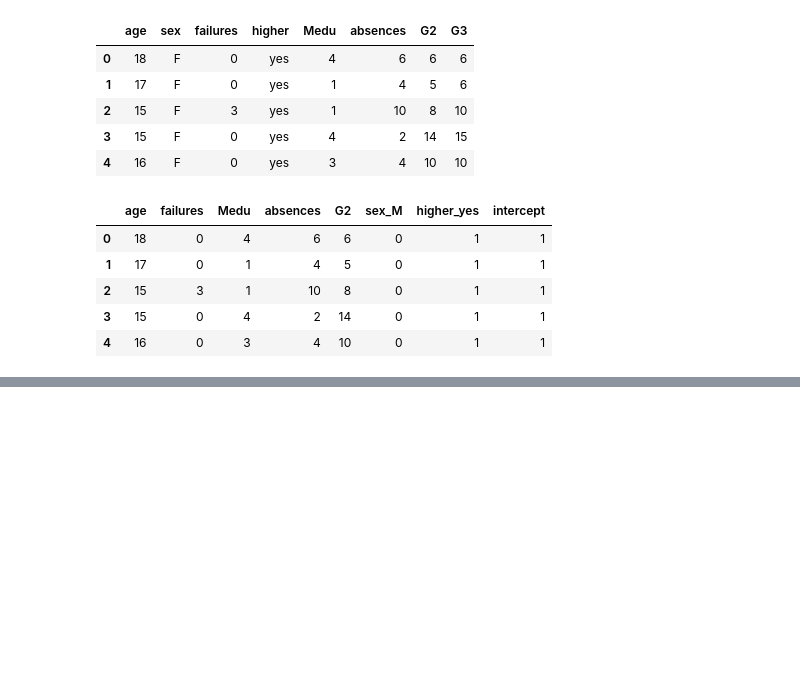
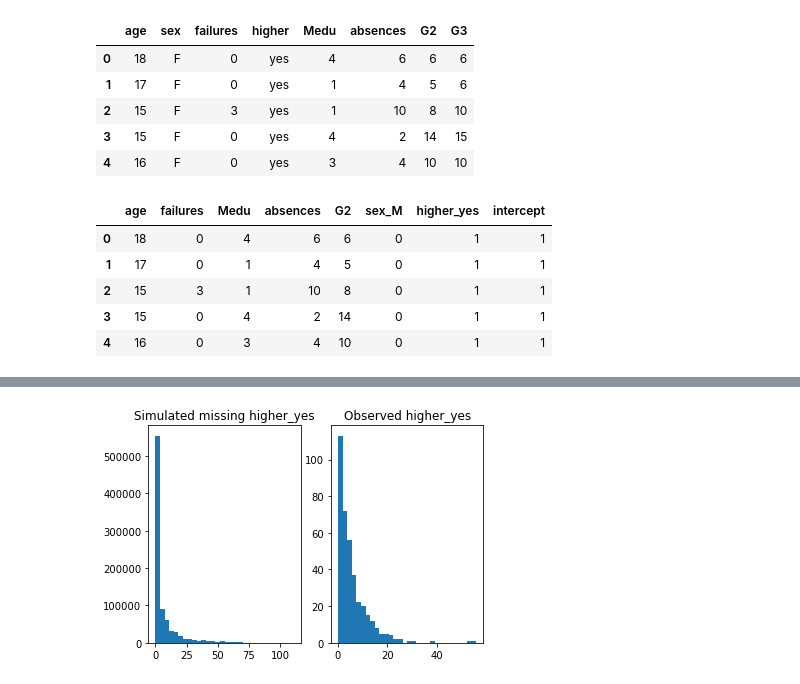
Before and after one commit to lbotti319/bayesian_math_scores, a Jupyter notebook: Modeling with missing data.ipynb, the cells around one changed output, grey strips where cells are left out. Cells and saved outputs as stored; diff of their text form; code cells hidden in the pictures; blank space fills up the shorter version.

```diff
--- a/Modeling with missing data.ipynb
+++ b/Modeling with missing data.ipynb
@@ -156,0 +182,11 @@ plt.show()
+# %%
+plt.subplot(121)
+plt.hist(absences_sim.flatten(), bins=30)
+plt.title(f'Simulated missing higher_yes')
+
+plt.subplot(122)
+plt.hist(X[:, absences_col], bins=30)
+plt.title(f'Observed higher_yes')
+plt.show()
+# %% [output]
+[figure, added]
```
Also changed, not shown: parts of 19 cells of this notebook.
